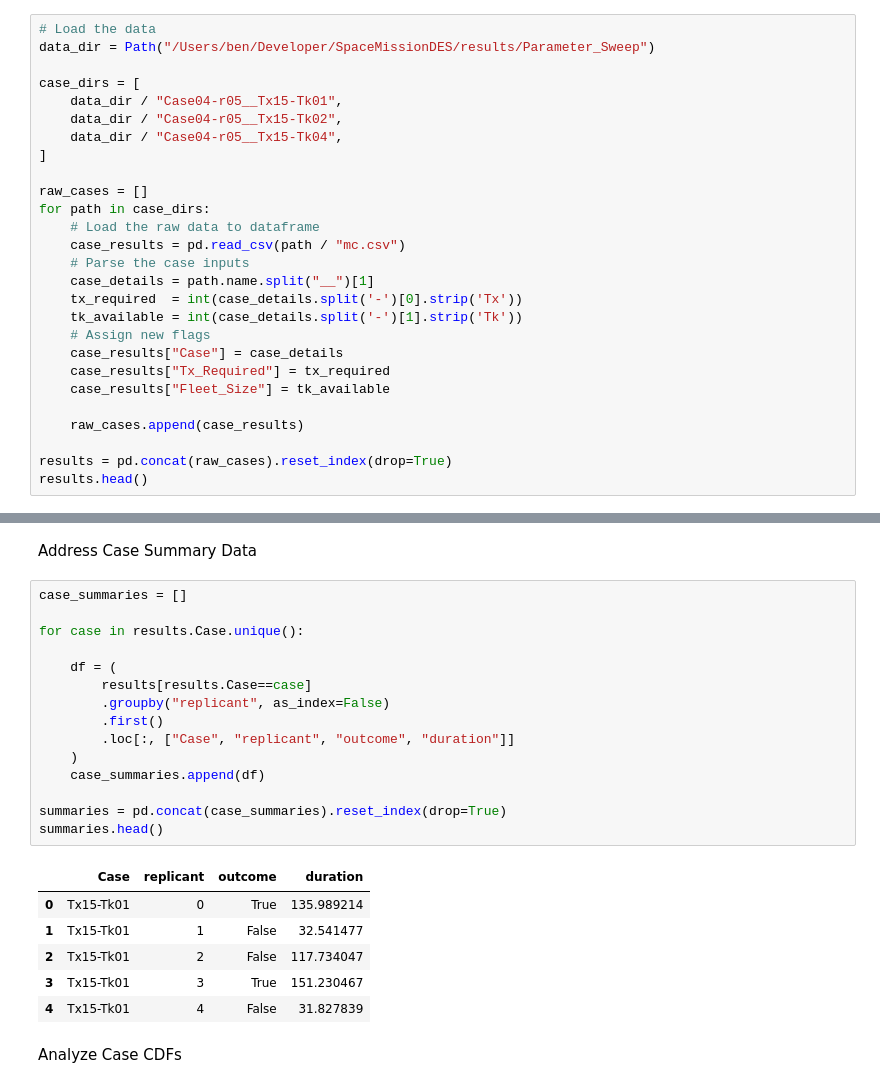
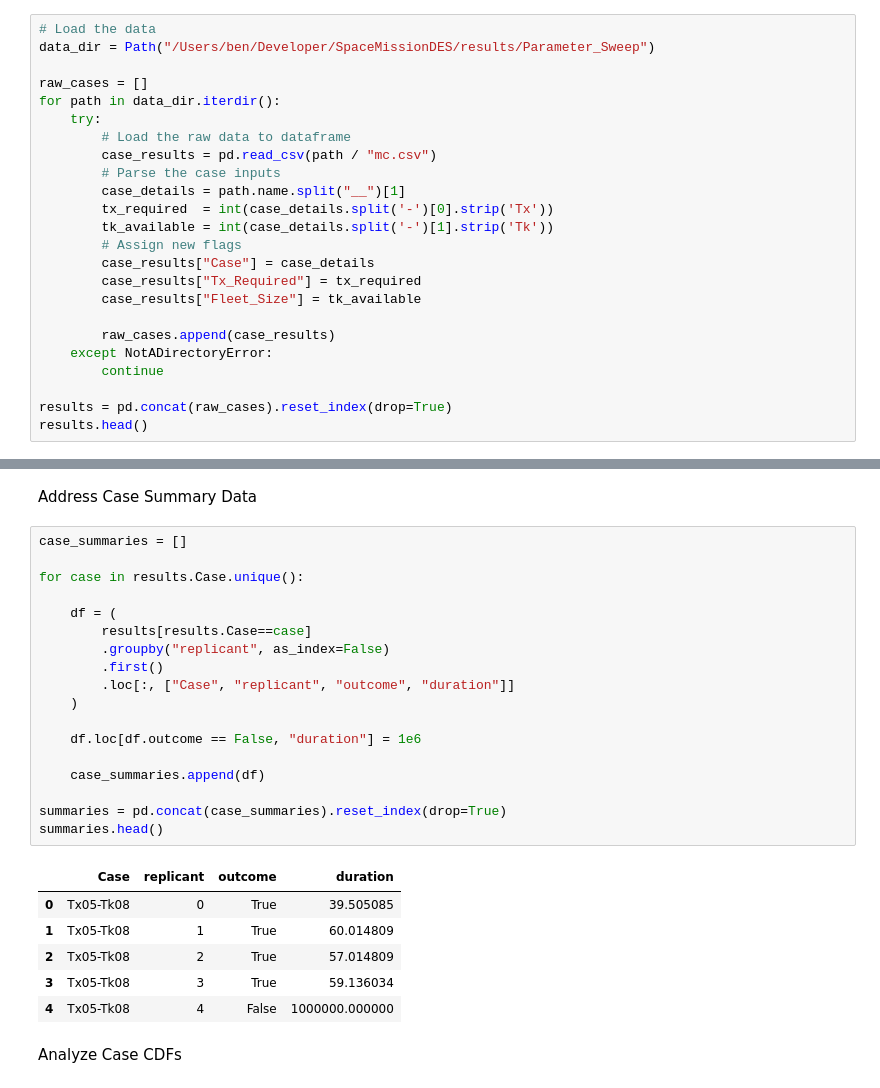
Before and after one commit to edhschen/space_mission_des, a Jupyter notebook: SpaceMissionDES/Demonstation.ipynb, the cells around one changed output, grey strips where cells are left out. Drawn from its saved outputs; the diff is of its cells as text.

Commit message:
add additional tanker case

```diff
--- a/SpaceMissionDES/Demonstation.ipynb
+++ b/SpaceMissionDES/Demonstation.ipynb
@@ -288,26 +282,23 @@ def ecdf(sample):
 # Load the data
 data_dir = Path("/Users/ben/Developer/SpaceMissionDES/results/Parameter_Sweep")
 
-case_dirs = [
-    data_dir / "Case04-r05__Tx15-Tk01",
-    data_dir / "Case04-r05__Tx15-Tk02",
-    data_dir / "Case04-r05__Tx15-Tk04",
-]
+raw_cases = []
+for path in data_dir.iterdir():
+    try:
+        # Load the raw data to dataframe
+        case_results = pd.read_csv(path / "mc.csv")
+        # Parse the case inputs
+        case_details = path.name.split("__")[1]
+        tx_required  = int(case_details.split('-')[0].strip('Tx'))
+        tk_available = int(case_details.split('-')[1].strip('Tk'))
+        # Assign new flags
+        case_results["Case"] = case_details
+        case_results["Tx_Required"] = tx_required
+        case_results["Fleet_Size"] = tk_available
 
-raw_cases = []
-for path in case_dirs:
-    # Load the raw data to dataframe
-    case_results = pd.read_csv(path / "mc.csv")
-    # Parse the case inputs
-    case_details = path.name.split("__")[1]
-    tx_required  = int(case_details.split('-')[0].strip('Tx'))
-    tk_available = int(case_details.split('-')[1].strip('Tk'))
-    # Assign new flags
-    case_results["Case"] = case_details
-    case_results["Tx_Required"] = tx_required
-    case_results["Fleet_Size"] = tk_available
-
-    raw_cases.append(case_results)
+        raw_cases.append(case_results)
+    except NotADirectoryError:
+        continue
 
 results = pd.concat(raw_cases).reset_index(drop=True)
 results.head()
@@ -323,25 +314,28 @@ Address Case Summary Data
 # %%
 case_summaries = []
 
 for case in results.Case.unique():
 
     df = (
         results[results.Case==case]
         .groupby("replicant", as_index=False)
         .first()
         .loc[:, ["Case", "replicant", "outcome", "duration"]]
     )
+
+    df.loc[df.outcome == False, "duration"] = 1e6
+
     case_summaries.append(df)
 
 summaries = pd.concat(case_summaries).reset_index(drop=True)
 summaries.head()
 # %% [output]
 |  | Case | replicant | outcome | duration |
-| 0 | Tx15-Tk01 | 0 | True | 135.989214 |
-| 1 | Tx15-Tk01 | 1 | False | 32.541477 |
-| 2 | Tx15-Tk01 | 2 | False | 117.734047 |
-| 3 | Tx15-Tk01 | 3 | True | 151.230467 |
-| 4 | Tx15-Tk01 | 4 | False | 31.827839 |
+| 0 | Tx05-Tk08 | 0 | True | 39.505085 |
+| 1 | Tx05-Tk08 | 1 | True | 60.014809 |
+| 2 | Tx05-Tk08 | 2 | True | 57.014809 |
+| 3 | Tx05-Tk08 | 3 | True | 59.136034 |
+| 4 | Tx05-Tk08 | 4 | False | 1000000.000000 |
 # %% [markdown]
 Analyze Case CDFs
 # %%
```
Also changed, not shown: parts of 18 cells of this notebook, 4 other files.
